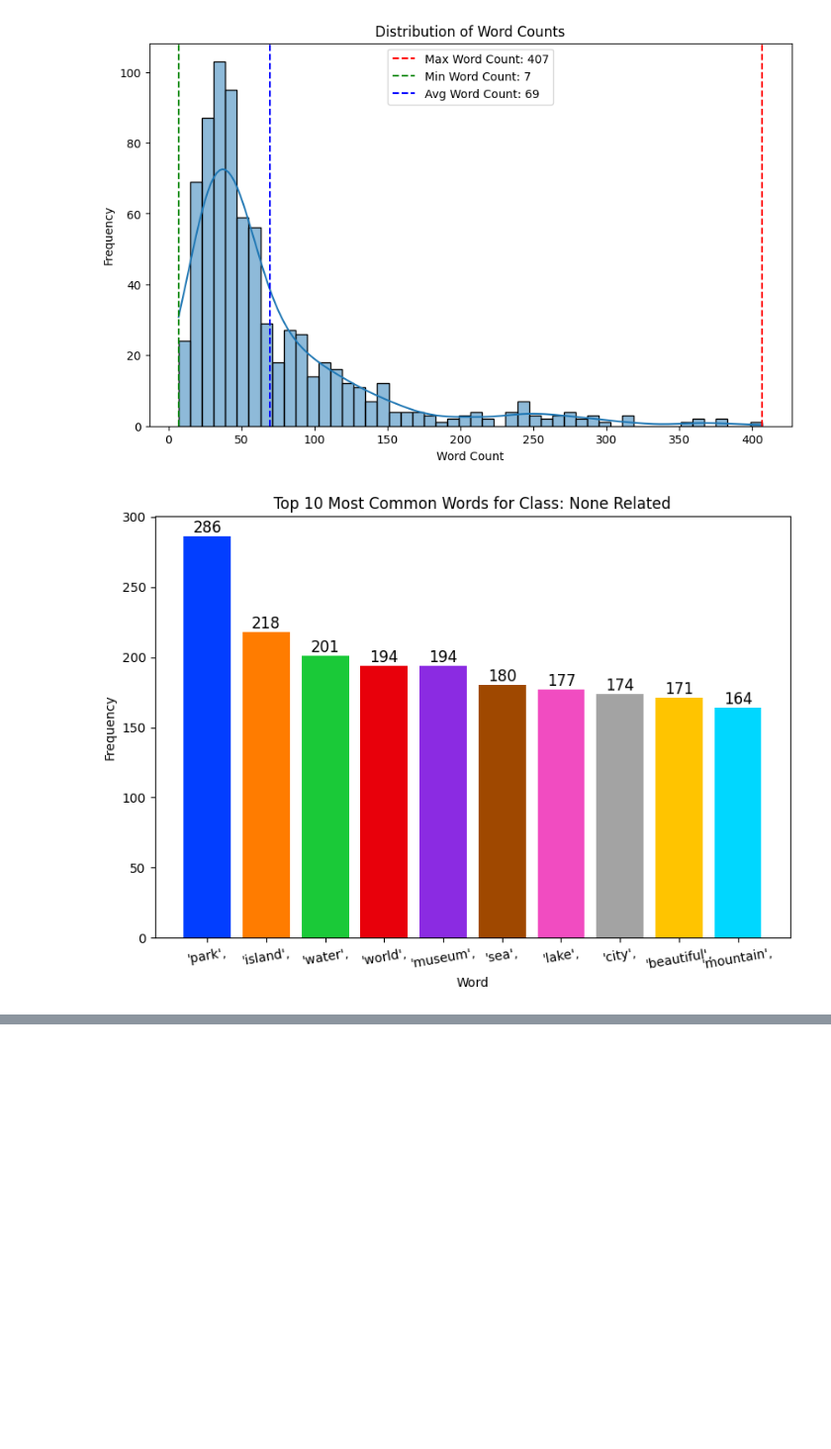
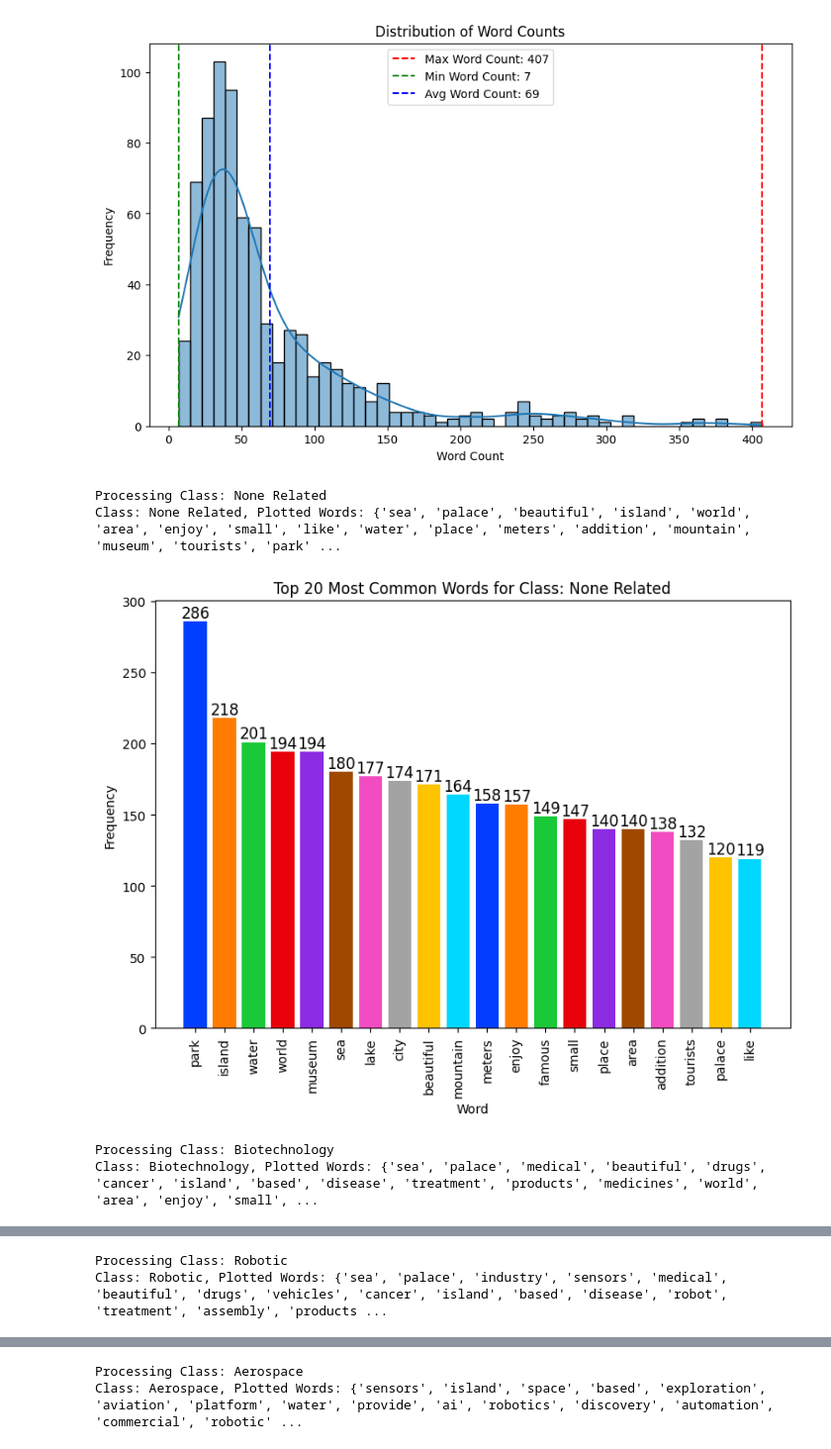
Before and after one commit to NikIrfann/FYP-Text-Classification, a Jupyter notebook: Data Cleaning/CleanData.ipynb, the cells around one changed output, grey strips where cells are left out. Shown at 99% size. Drawn from its saved outputs; the diff is of its cells as text; code cells hidden in the pictures; blank space fills up the shorter version.

Commit message:
Updating plot common words function to remove duplicate among the other class

```diff
--- a/Data Cleaning/CleanData.ipynb
+++ b/Data Cleaning/CleanData.ipynb
@@ -251,49 +251,67 @@ import seaborn as sns
 data = pd.read_csv('data1.7.csv')
 nlp = spacy.load("en_core_web_sm")
 
-# Concatenate 'Place' and 'Details' columns
-column_to_read = data['Details']
-
-# Apply SpaCy pipeline to each text in the column
-docs = column_to_read.apply(nlp)
-
-# Calculate word counts
-data['Word_Count'] = docs.apply(lambda doc: len(doc))
+# Initialize a global set to keep track of all words plotted
+plotted_words_all = set()
 
 # Get unique values from the 'Class' column
 unique_classes = data['Class'].unique()
 
 # Iterate over unique classes and create bar charts
 for class_value in unique_classes:
+    print(f"\nProcessing Class: {class_value}")
+
     # Filter data for the specific class
     class_data = data[data['Class'] == class_value]
 
     # Most Common Words for the current class
     all_words = ' '.join(class_data['Details']).split()
-    word_counts = Counter(all_words)
-    most_common_words = word_counts.most_common(10)
+
+    # Exclude words containing 'company' and already plotted words
+    word_counts = Counter(word.strip("',") for word in all_words if 'company' not in word.lower())
+    most_common_words = []
+    for word, count in word_counts.most_common():
+        if word.lower() not in plotted_words_all:
+            most_common_words.append((word, count))
+            plotted_words_all.add(word.lower())
+        if len(most_common_words) == 20:
+            break
+
+    # Extract words and counts
+    words, counts = zip(*most_common_words)
+
+    print(f"Class: {class_value}, Plotted Words: {plotted_words_all}")
+
+
 
     # Get a list of bright colors from Seaborn
     bright_colors = sns.color_palette("bright", n_colors=len(most_common_words))
 
     # Plot for the current class
-    plt.figure(figsize=(9, 6))
-    bars = plt.bar(*zip(*most_common_words), color=bright_colors)
-    plt.title(f'Top 10 Most Common Words for Class: {class_value}')
+    plt.figure(figsize=(9, 7))
+    bars = plt.bar(words, counts, color=bright_colors)
+    plt.title(f'Top 20 Most Common Words for Class: {class_value}')
     plt.xlabel('Word')
     plt.ylabel('Frequency')
-    plt.xticks(rotation=10)
+    plt.xticks(rotation=90)
 
     # Annotate each bar with its count
     for bar in bars:
         plt.text(bar.get_x() + bar.get_width() / 2, bar.get_height(), f'{bar.get_height():.0f}',
-                 ha='center', va='bottom', fontsize=12, color='black')
+                ha='center', va='bottom', fontsize=12, color='black')
+
+    # Increase the bottom margin to create more space
+    plt.subplots_adjust(bottom=0.21)  # Adjust the value as needed
 
     # Disable the grid
     plt.grid(False)
 
     # Save the plot as an image (PNG format) with a transparent background
     plt.savefig(f'most_common_words_class_{class_value}.png')
     plt.show()
 # %% [output]
+Processing Class: None Related
+Class: None Related, Plotted Words: {'sea', 'palace', 'beautiful', 'island', 'world', 'area', 'enjoy', 'small', 'like', 'water', 'place', 'meters', 'addition', 'mountain', 'museum', 'tourists', 'park' ...
-[figure, old version]
+[figure, new version]
+Processing Class: Biotechnology
+Class: Biotechnology, Plotted Words: {'sea', 'palace', 'medical', 'beautiful', 'drugs', 'cancer', 'island', 'based', 'disease', 'treatment', 'products', 'medicines', 'world', 'area', 'enjoy', 'small', ...
@@ -300,0 +319,2 @@ for class_value in unique_classes:
+Processing Class: Robotic
+Class: Robotic, Plotted Words: {'sea', 'palace', 'industry', 'sensors', 'medical', 'beautiful', 'drugs', 'vehicles', 'cancer', 'island', 'based', 'disease', 'robot', 'treatment', 'assembly', 'products ...
@@ -301,0 +322,2 @@ for class_value in unique_classes:
+Processing Class: Aerospace
+Class: Aerospace, Plotted Words: {'sensors', 'island', 'space', 'based', 'exploration', 'aviation', 'platform', 'water', 'provide', 'ai', 'robotics', 'discovery', 'automation', 'commercial', 'robotic' ...
```
Also changed, not shown: parts of 4 cells of this notebook.
